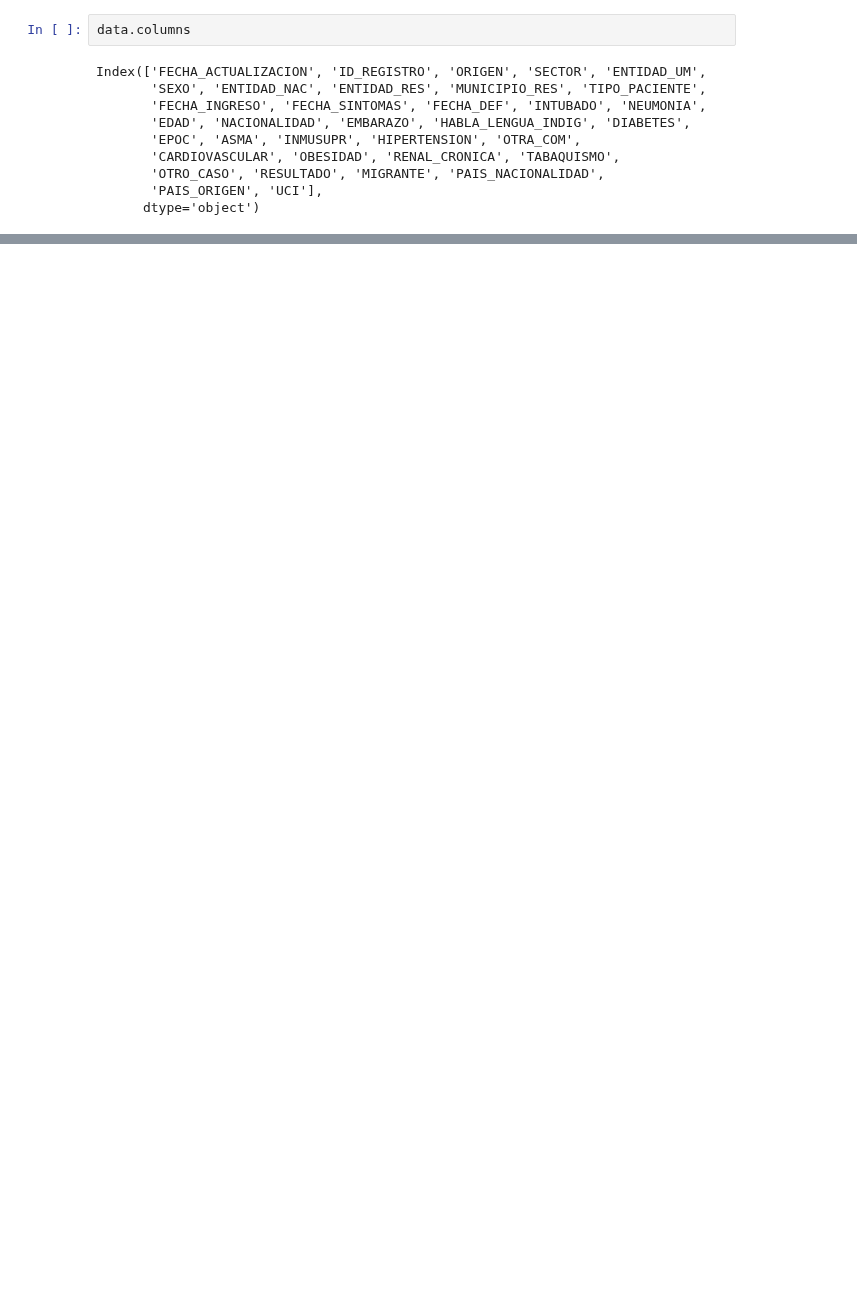
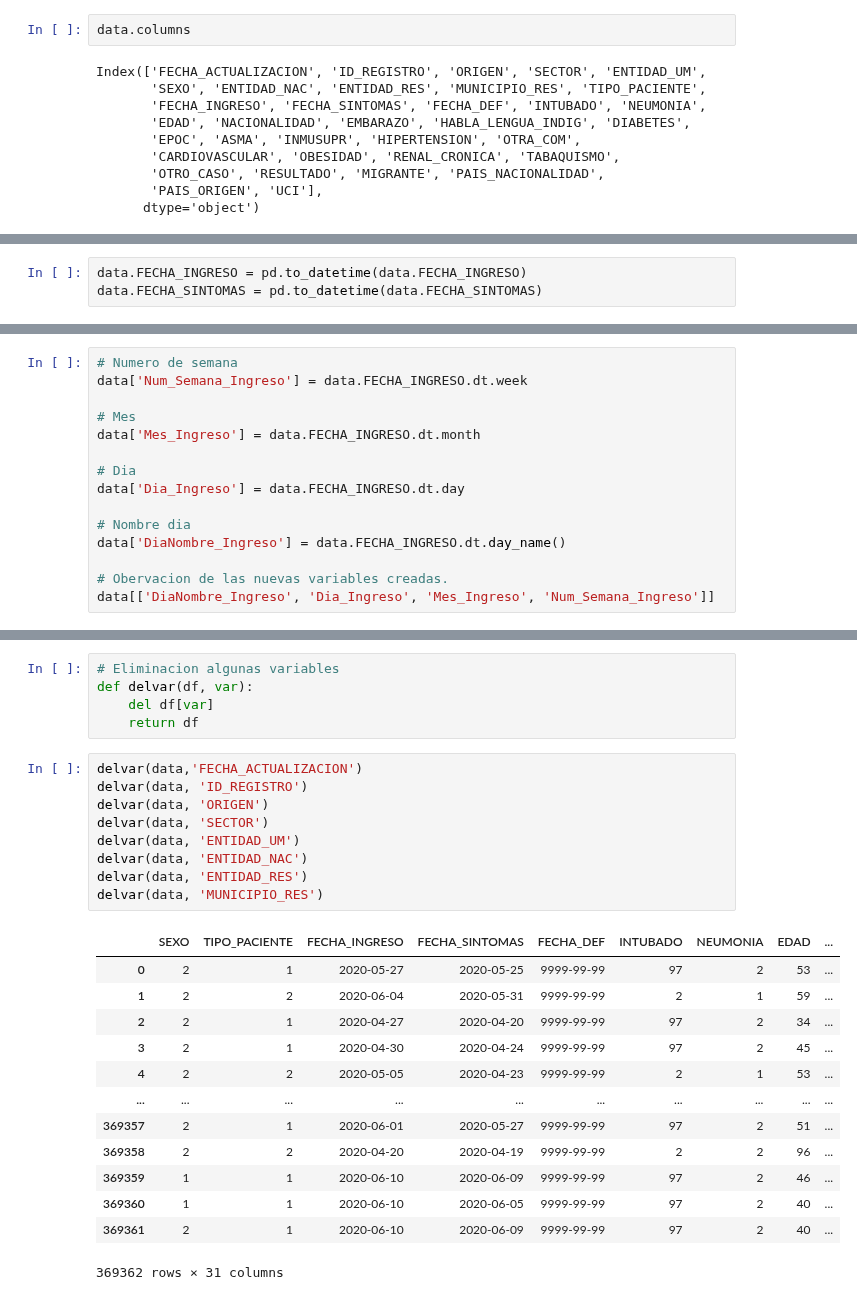
Before and after one commit to artthuro6/Covid-19, a Jupyter notebook: notebooks/Analisis/Análisi 1 Datos Covid.ipynb, the cells around one changed output, grey strips where cells are left out. Saved outputs shown, nothing was run; the diff lists cells and outputs as text; blank space fills up the shorter version.

```diff
--- a/notebooks/Analisis/Análisi 1 Datos Covid.ipynb
+++ b/notebooks/Analisis/Análisi 1 Datos Covid.ipynb
@@ -631,0 +60,3 @@ plt.scatter(data_tab_def["FECHA_DEFUNCION"], data_tab_def["EDAD"])
+# %%
+data.FECHA_INGRESO = pd.to_datetime(data.FECHA_INGRESO)
+data.FECHA_SINTOMAS = pd.to_datetime(data.FECHA_SINTOMAS)
@@ -631,0 +88,15 @@ plt.scatter(data_tab_def["FECHA_DEFUNCION"], data_tab_def["EDAD"])
+# %%
+# Numero de semana
+data['Num_Semana_Ingreso'] = data.FECHA_INGRESO.dt.week
+
+# Mes
+data['Mes_Ingreso'] = data.FECHA_INGRESO.dt.month
+
+# Dia
+data['Dia_Ingreso'] = data.FECHA_INGRESO.dt.day
+
+# Nombre dia
+data['DiaNombre_Ingreso'] = data.FECHA_INGRESO.dt.day_name()
+
+# Obervacion de las nuevas variables creadas.
+data[['DiaNombre_Ingreso', 'Dia_Ingreso', 'Mes_Ingreso', 'Num_Semana_Ingreso']]
@@ -631,0 +127,28 @@ plt.scatter(data_tab_def["FECHA_DEFUNCION"], data_tab_def["EDAD"])
+# %%
+# Eliminacion algunas variables
+def delvar(df, var):
+    del df[var]
+    return df
+# %%
+delvar(data,'FECHA_ACTUALIZACION')
+delvar(data, 'ID_REGISTRO')
+delvar(data, 'ORIGEN')
+delvar(data, 'SECTOR')
+delvar(data, 'ENTIDAD_UM')
+delvar(data, 'ENTIDAD_NAC')
+delvar(data, 'ENTIDAD_RES')
+delvar(data, 'MUNICIPIO_RES')
+# %% [output]
+|  | SEXO | TIPO_PACIENTE | FECHA_INGRESO | FECHA_SINTOMAS | FECHA_DEF | INTUBADO | NEUMONIA | EDAD | ... |
+| 0 | 2 | 1 | 2020-05-27 | 2020-05-25 | 9999-99-99 | 97 | 2 | 53 | ... |
+| 1 | 2 | 2 | 2020-06-04 | 2020-05-31 | 9999-99-99 | 2 | 1 | 59 | ... |
+| 2 | 2 | 1 | 2020-04-27 | 2020-04-20 | 9999-99-99 | 97 | 2 | 34 | ... |
+| 3 | 2 | 1 | 2020-04-30 | 2020-04-24 | 9999-99-99 | 97 | 2 | 45 | ... |
+| 4 | 2 | 2 | 2020-05-05 | 2020-04-23 | 9999-99-99 | 2 | 1 | 53 | ... |
+| ... | ... | ... | ... | ... | ... | ... | ... | ... | ... |
+| 369357 | 2 | 1 | 2020-06-01 | 2020-05-27 | 9999-99-99 | 97 | 2 | 51 | ... |
+| 369358 | 2 | 2 | 2020-04-20 | 2020-04-19 | 9999-99-99 | 2 | 2 | 96 | ... |
+| 369359 | 1 | 1 | 2020-06-10 | 2020-06-09 | 9999-99-99 | 97 | 2 | 46 | ... |
+| 369360 | 1 | 1 | 2020-06-10 | 2020-06-05 | 9999-99-99 | 97 | 2 | 40 | ... |
+| 369361 | 2 | 1 | 2020-06-10 | 2020-06-09 | 9999-99-99 | 97 | 2 | 40 | ... |
+369362 rows × 31 columns
```
Also changed, not shown: parts of 73 cells of this notebook.
